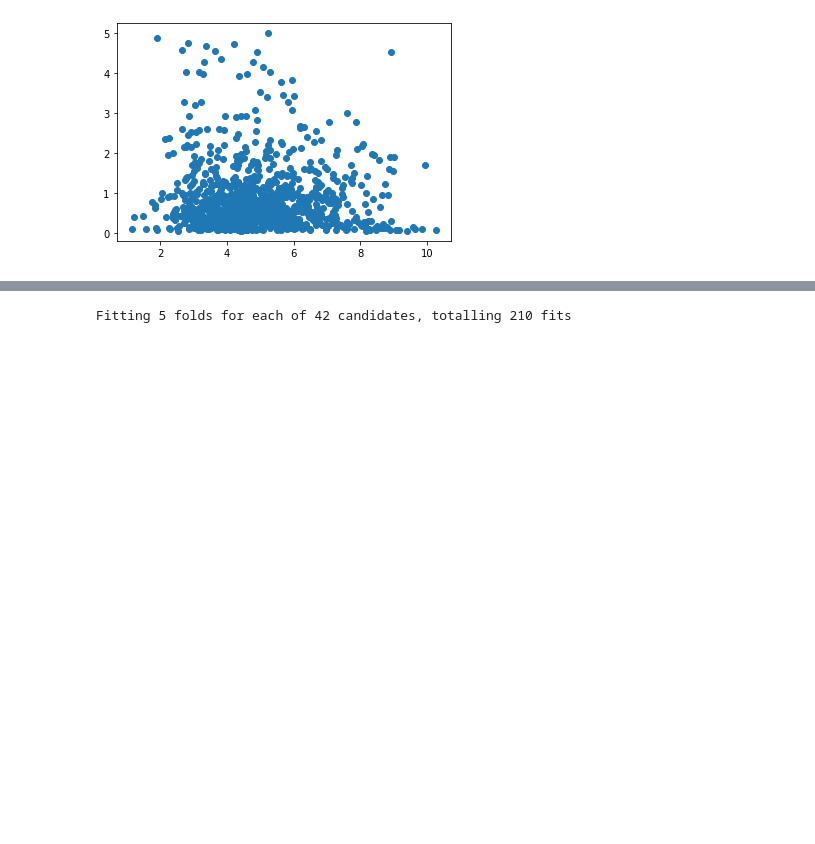
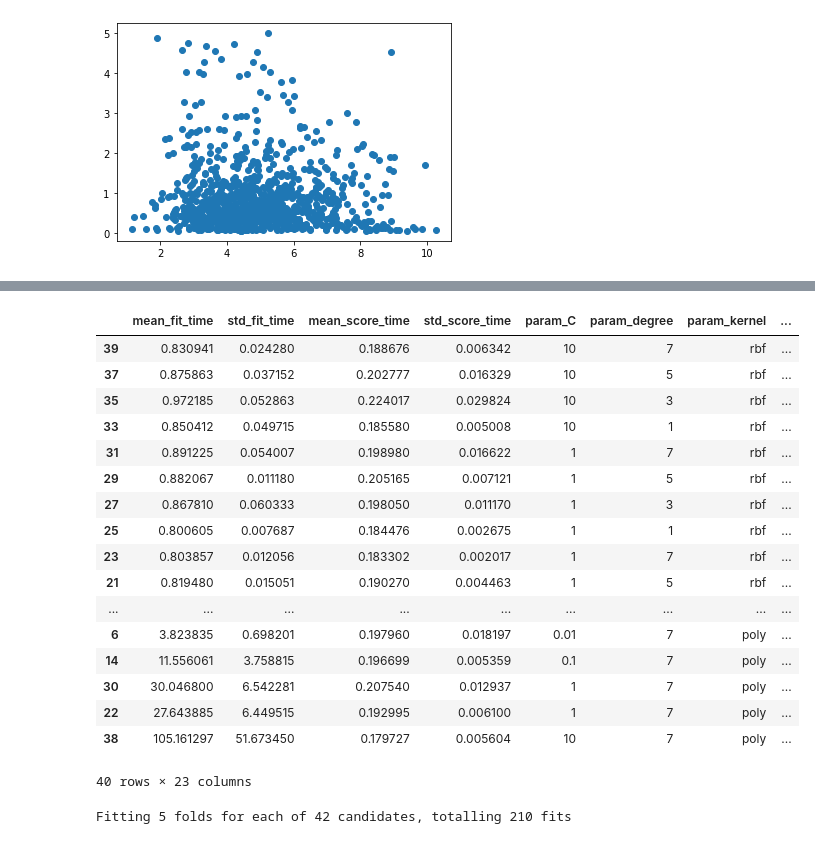
Before and after one commit to nathanaelg16/PHYS3600ID_Final_Project, a Jupyter notebook: Gutierrez_Ages_Predictions_Scratch2.ipynb, the cells around one changed output, grey strips where cells are left out. Cells and saved outputs as stored; diff of their text form; code cells hidden in the pictures; blank space fills up the shorter version.

Commit message:
finalized age prediction model, created new file where we will consolidate all our data in

```diff
--- a/Gutierrez_Ages_Predictions_Scratch2.ipynb
+++ b/Gutierrez_Ages_Predictions_Scratch2.ipynb
@@ -27,7 +27,6 @@ plt.scatter(X, ages)
 <matplotlib.collections.PathCollection at 0x...>
 [figure]
 # %%
-X_train, X_test, y_train, y_test = train_test_split(spectra, ages, random_state=101)
 svr = SVR(verbose=True)
 cv = KFold(n_splits=5, shuffle=True, random_state=101)
 # l_benchmark_lim = cross_validate(model, spectra, ages, cv = cv, scoring = 'neg_mean_squared_error', return_train_score=True)
@@ -40,10 +39,13 @@ params = {
 }
 
 model = GridSearchCV(svr, params, cv = cv, verbose=5, n_jobs=-3, return_train_score=True, scoring='r2')
-model.fit(X_train, y_train)
+model.fit(spectra, ages)
 
 print('Best params, best score:', "{:.4f}".format(model.best_score_), \
       model.best_params_)
+
+l_benchmark_lim = cross_validate(model, spectra, ages, cv = cv, scoring = 'neg_mean_squared_error', return_train_score=True)
+print(l_benchmark_lim)
 # %% [output]
 Fitting 5 folds for each of 40 candidates, totalling 200 fits
 [Parallel(n_jobs=-3)]: Using backend LokyBackend with 6 concurrent workers.
@@ -55,3 +89,24 @@ Fitting 5 folds for each of 40 candidates, totalling 200 fits
+# %%
+pd.DataFrame.from_dict(model.cv_results_).sort_values('rank_test_score')
+# %% [output]
+|  | mean_fit_time | std_fit_time | mean_score_time | std_score_time | param_C | param_degree | param_kernel | ... |
+| 39 | 0.830941 | 0.024280 | 0.188676 | 0.006342 | 10 | 7 | rbf | ... |
+| 37 | 0.875863 | 0.037152 | 0.202777 | 0.016329 | 10 | 5 | rbf | ... |
+| 35 | 0.972185 | 0.052863 | 0.224017 | 0.029824 | 10 | 3 | rbf | ... |
+| 33 | 0.850412 | 0.049715 | 0.185580 | 0.005008 | 10 | 1 | rbf | ... |
+| 31 | 0.891225 | 0.054007 | 0.198980 | 0.016622 | 1 | 7 | rbf | ... |
+| 29 | 0.882067 | 0.011180 | 0.205165 | 0.007121 | 1 | 5 | rbf | ... |
+| 27 | 0.867810 | 0.060333 | 0.198050 | 0.011170 | 1 | 3 | rbf | ... |
+| 25 | 0.800605 | 0.007687 | 0.184476 | 0.002675 | 1 | 1 | rbf | ... |
+| 23 | 0.803857 | 0.012056 | 0.183302 | 0.002017 | 1 | 7 | rbf | ... |
+| 21 | 0.819480 | 0.015051 | 0.190270 | 0.004463 | 1 | 5 | rbf | ... |
+| ... | ... | ... | ... | ... | ... | ... | ... | ... |
+| 6 | 3.823835 | 0.698201 | 0.197960 | 0.018197 | 0.01 | 7 | poly | ... |
+| 14 | 11.556061 | 3.758815 | 0.196699 | 0.005359 | 0.1 | 7 | poly | ... |
+| 30 | 30.046800 | 6.542281 | 0.207540 | 0.012937 | 1 | 7 | poly | ... |
+| 22 | 27.643885 | 6.449515 | 0.192995 | 0.006100 | 1 | 7 | poly | ... |
+| 38 | 105.161297 | 51.673450 | 0.179727 | 0.005604 | 10 | 7 | poly | ... |
+40 rows × 23 columns
 # %%
 params = {
     'C': [1, 10, 50, 100, 100, 500, 1000],
```
Also changed, not shown: parts of 4 cells of this notebook, 4 other files.
